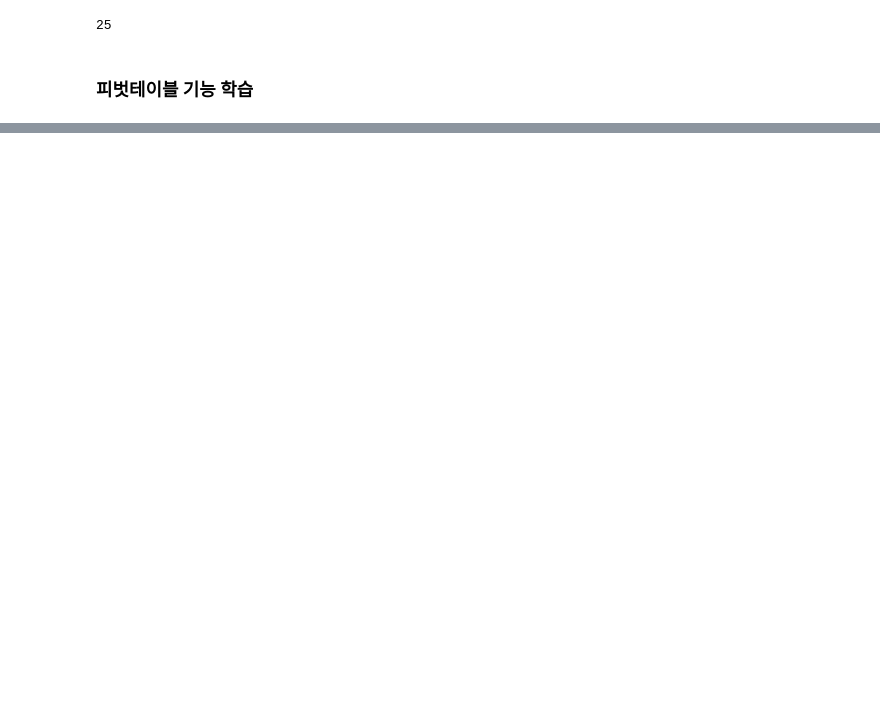
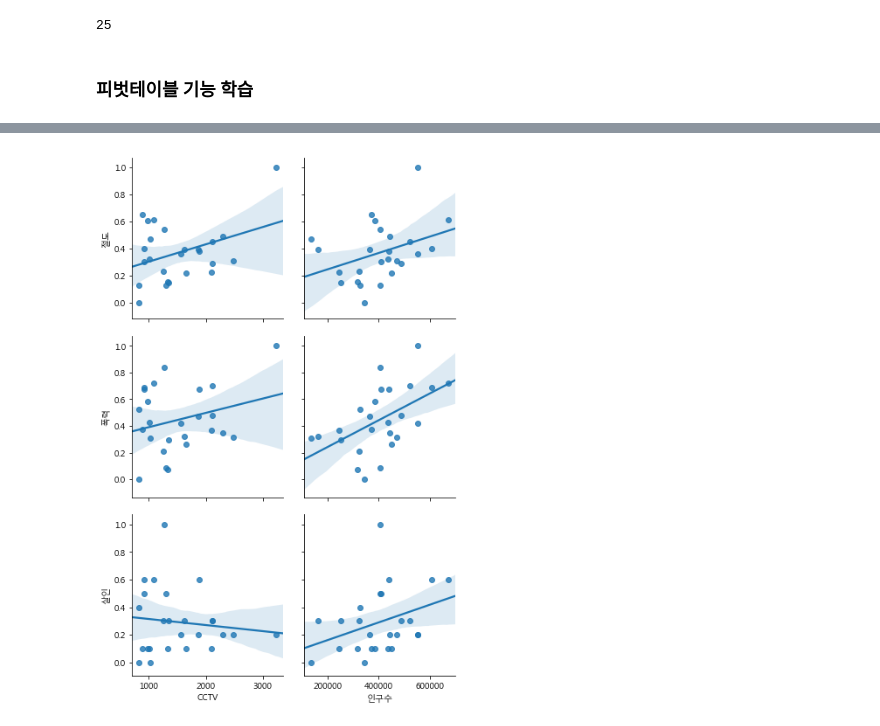
Before and after one commit to ChiHoonOH/python_analysis, a Jupyter notebook: basic_analysis/step2_pandas_advance_follum_seaborn_crime_pop_cctv/인구 대비 CCTV가 적은 지역은 범죄율이 높을 것이다..ipynb, the cells around one changed output, grey strips where cells are left out. Cells and saved outputs as stored; diff of their text form; code cells hidden in the pictures; blank space fills up the shorter version.

```diff
--- a/basic_analysis/step2_pandas_advance_follum_seaborn_crime_pop_cctv/인구 대비 CCTV가 적은 지역은 범죄율이 높을 것이다..ipynb
+++ b/basic_analysis/step2_pandas_advance_follum_seaborn_crime_pop_cctv/인구 대비 CCTV가 적은 지역은 범죄율이 높을 것이다..ipynb
@@ -406,0 +696,5 @@ crime_per_police.to_csv('./data/crime_analysis_mid_save.csv', sep = ',', encodin
+# %%
+sns.pairplot(crime_anal_normal, x_vars=['CCTV','인구수'], y_vars=['절도', '폭력', '살인'], kind='reg', size=3)
+plt.show()
+# %% [output]
+[figure, added]
```
Also changed, not shown: parts of 53 cells of this notebook, 8 other files.
